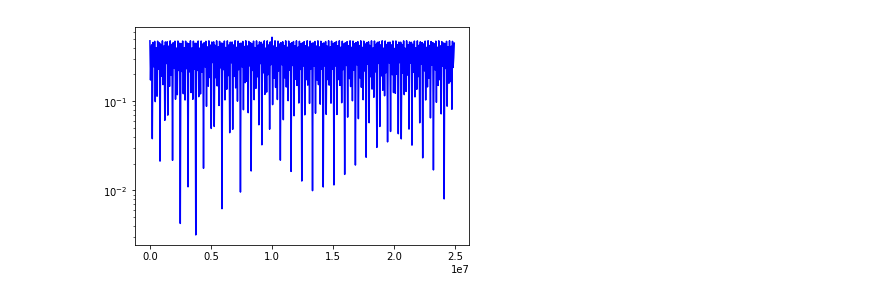
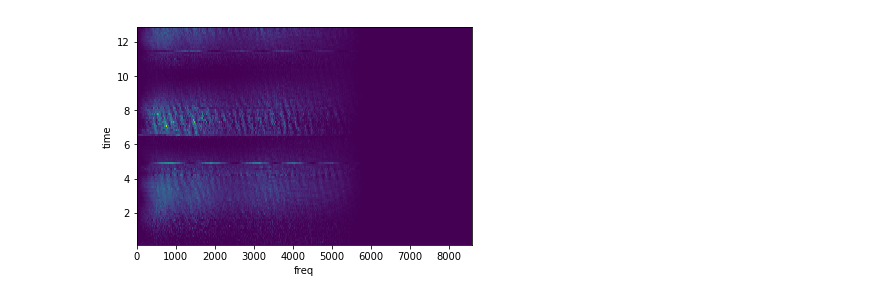
Before and after one commit to blair3sat/irss, a Jupyter notebook: chirpfinder_sim.ipynb, the cells around one changed output. Drawn from its saved outputs; the diff is of its cells as text; code cells hidden in the pictures.

```diff
--- a/chirpfinder_sim.ipynb
+++ b/chirpfinder_sim.ipynb
@@ -46,4 +111,8 @@ noise = np.concatenate([noise, noise])
 T = 13
 fs = float(len(noise)) / T
 NOISE_DB = 60 # dB
-TX_DB = 30 # dB
+TX_DB = 20 # dB
+
+ts = np.linspace(0, T, T*fs, endpoint=False)
+chirp = scipy.signal.chirp(ts, f0=1500, t1=T, f1=2000, method='linear')
+sig = np.power(10, TX_DB / 10)*(chirp.copy() / np.max(chirp)) + np.power(10, NOISE_DB / 10)*(noise / np.max(noise))
@@ -108,33 +119,7 @@ plt.show()
-# %%
-def design_remez(n, cfreq, passw, stop_l, stop_h, samp_freq):
-    '''
-    Design a FIR filter with the following parameters using the
-    Remez exchange algorithm.
-
-    cfreq: Center Frequency
-    passw: Passband width (passband is [cfreq - passw, cfreq + passw])
-    samp_freq: Sampling frequency
-    '''
-    bands = np.array([0, stop_l, cfreq - passw, cfreq + passw, stop_h, samp_freq/2])
-    bpf = signal.remez(n, bands, [0, 1, 0], fs=samp_freq, type='bandpass')
-    return bpf
-
-fs = 50e6
-cfreq = 10e6
-passw = 10e3
-stop_l = cfreq - 2 * passw
-stop_h = cfreq + 2 * passw
-
-bpf = design_remez(400, cfreq, passw, stop_l, stop_h, fs)
-freq, response = signal.freqz(bpf)
-plt.semilogy(0.5*fs*freq/np.pi, np.abs(response), 'b-')
-plt.show()
-# %% [output]
-[figure, removed]
-# %%
-ts = np.linspace(0, T, T*fs, endpoint=False)
-chirp = scipy.signal.chirp(ts, f0=2e6, t1=128*16, f1=100e6, method='linear')
-sig = np.power(10, TX_DB / 10)*(chirp.copy() / max(chirp)) + np.power(10, NOISE_DB / 10)*(noise / np.max(noise))
+# %%
+plot_spect(sig, fs)
+# %% [output]
+[figure, added]
 # %%
 delayed = delay_sig(sig, 5000)
 cor1 = xcorr(sig,delayed)
```
Also changed, not shown: parts of 9 cells of this notebook.
